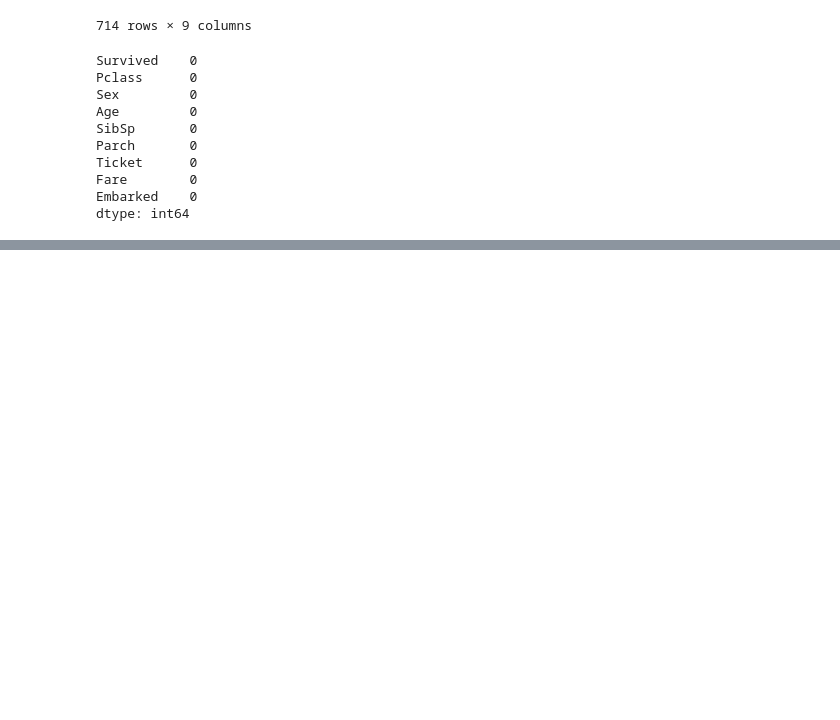
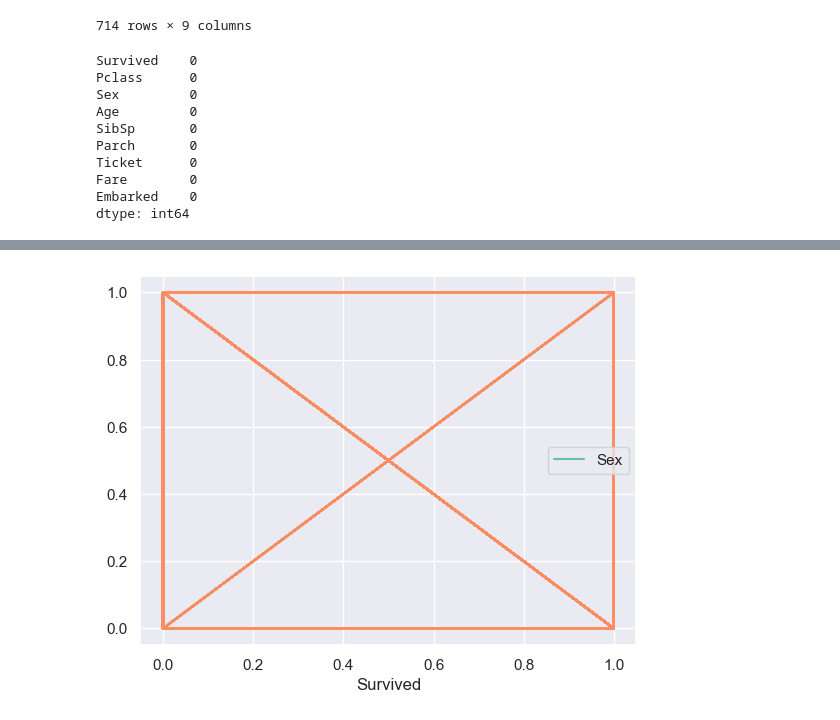
Before and after one commit to koreaTail/aiffel_git, a Jupyter notebook: 6week/Titanic_project.ipynb, the cells around one changed output, grey strips where cells are left out. Cells and saved outputs as stored; diff of their text form; code cells hidden in the pictures; blank space fills up the shorter version.

```diff
--- a/6week/Titanic_project.ipynb
+++ b/6week/Titanic_project.ipynb
@@ -362,0 +575,11 @@ dtype: int64
+# %%
+#망함
+
+train_df[['Survived','Sex']].plot(x='Survived', y='Sex',rot=0)
+
+#망함2
+
+plt.plot(train_df['Sex'], train_df['Survived'])
+plt.show()
+# %% [output]
+[figure, added]
```
Also changed, not shown: parts of 28 cells of this notebook.
